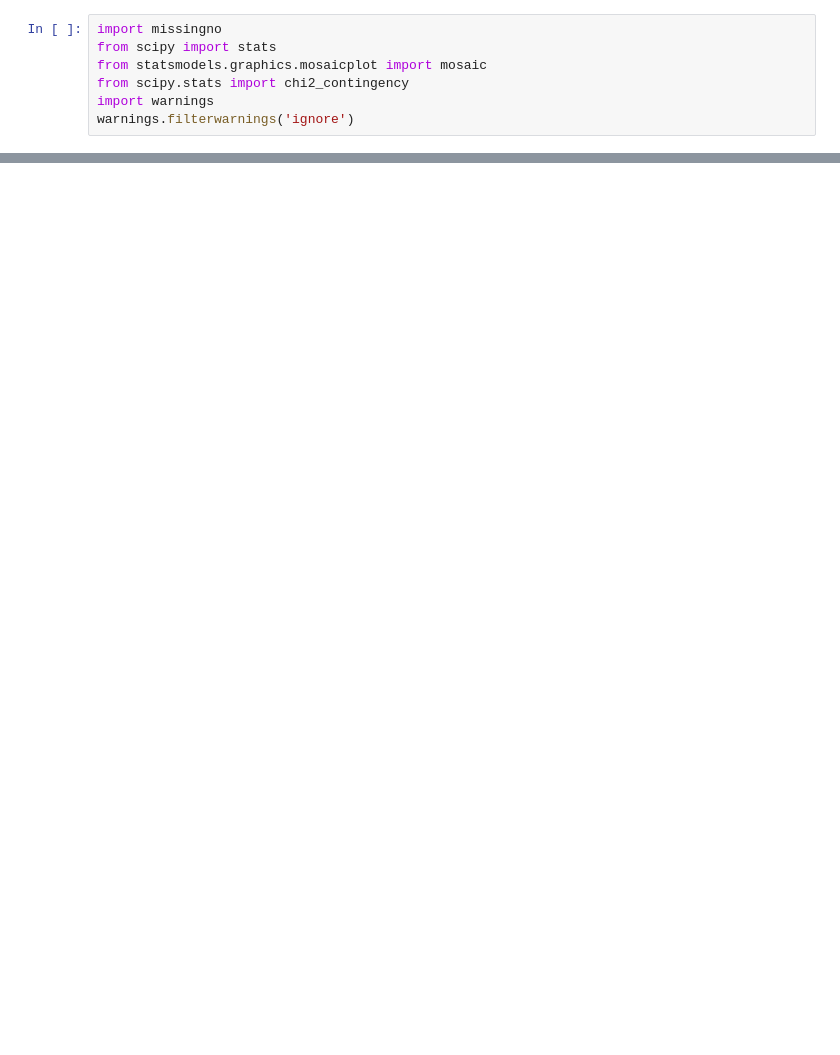
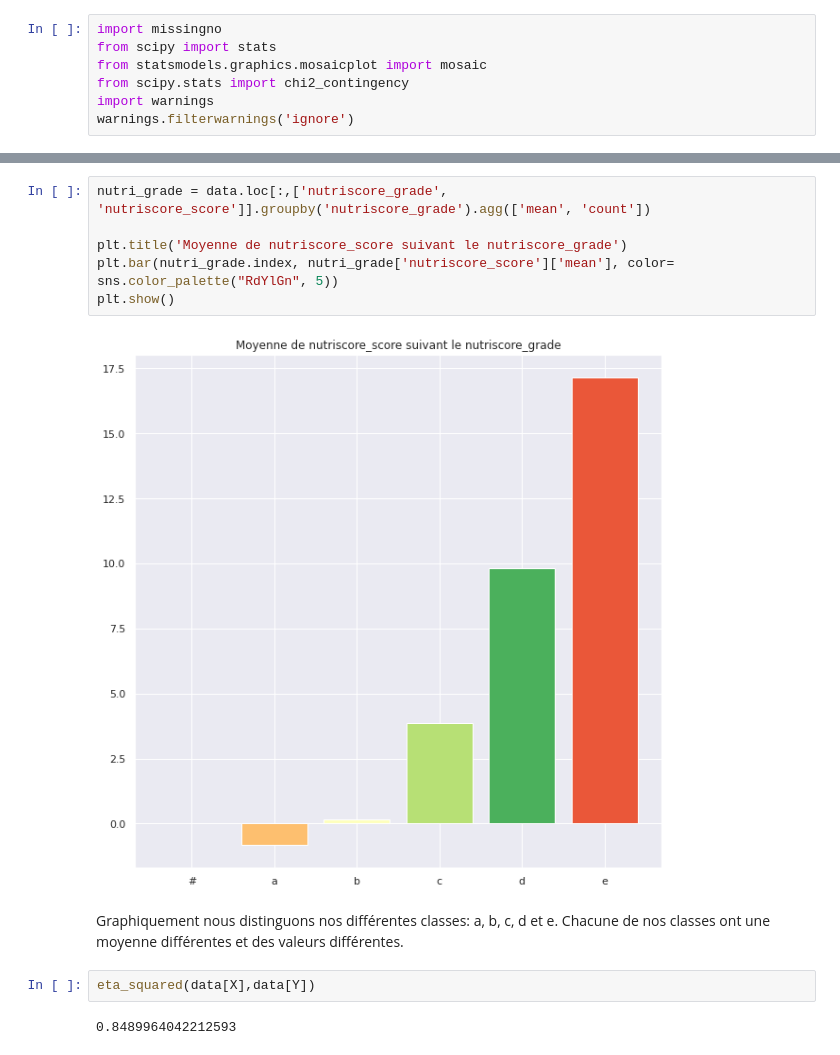
Before and after one commit to Nasae/drink_app, a Jupyter notebook: P3_03_Exploration.ipynb, the cells around one changed output, grey strips where cells are left out. Saved outputs shown, nothing was run; the diff lists cells and outputs as text; blank space fills up the shorter version.

```diff
--- a/P3_03_Exploration.ipynb
+++ b/P3_03_Exploration.ipynb
@@ -244,0 +232,15 @@ sns.clustermap(data.corr())
+# %%
+nutri_grade = data.loc[:,['nutriscore_grade', 'nutriscore_score']].groupby('nutriscore_grade').agg(['mean', 'count'])
+
+plt.title('Moyenne de nutriscore_score suivant le nutriscore_grade')
+plt.bar(nutri_grade.index, nutri_grade['nutriscore_score']['mean'], color= sns.color_palette("RdYlGn", 5))
+plt.show()
+# %% [output]
+[figure, added]
+# %% [markdown]
+Graphiquement nous distinguons nos différentes classes: a, b, c, d et e.
+Chacune de nos classes ont une moyenne différentes et des valeurs différentes.
+# %%
+eta_squared(data[X],data[Y])
+# %% [output]
+0.8489964042212593
```
Also changed, not shown: parts of 121 cells of this notebook, 2 other files.
